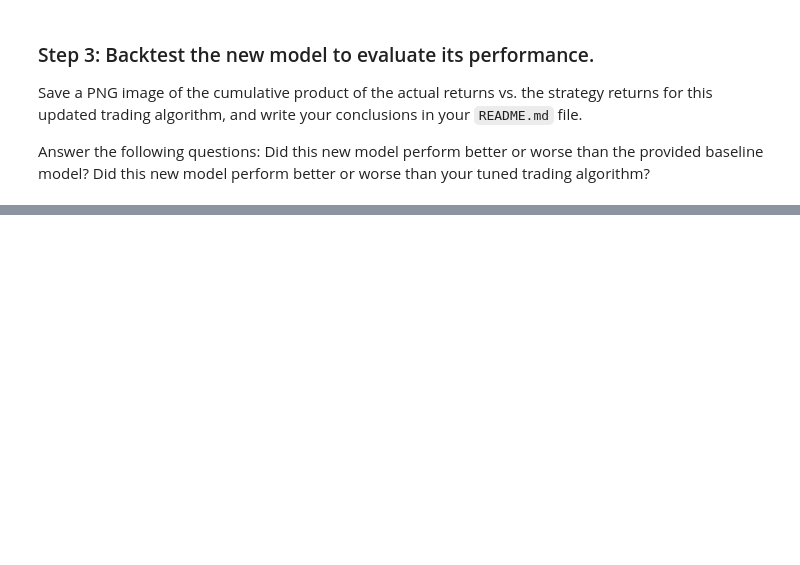
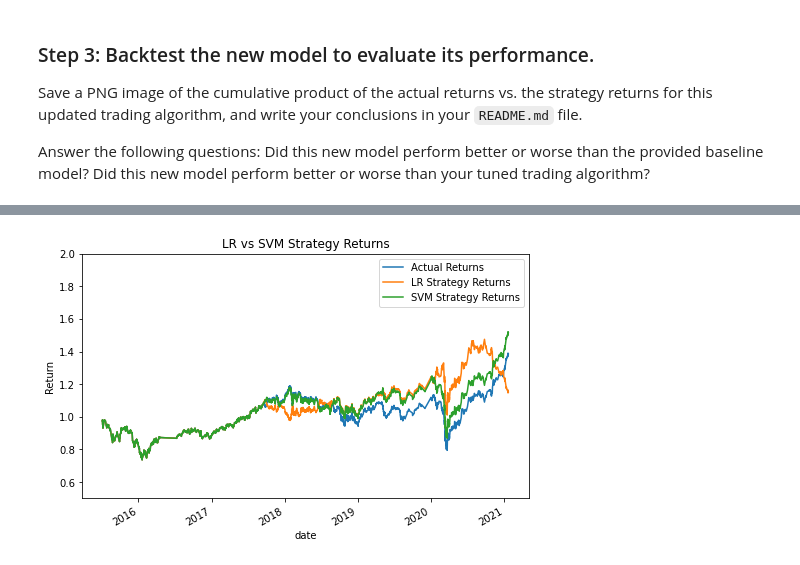
Before and after one commit to ZrowGz/uw-challenge-14, a Jupyter notebook: machine_learning_trading_bot.ipynb, the cells around one changed output, grey strips where cells are left out. Drawn from its saved outputs; the diff is of its cells as text; code cells hidden in the pictures; blank space fills up the shorter version.

```diff
--- a/machine_learning_trading_bot.ipynb
+++ b/machine_learning_trading_bot.ipynb
@@ -438,0 +523,13 @@ Did this new model perform better or worse than your tuned trading algorithm?
+# %%
+# Plot actual returns alongside both strategy predicted returns
+(1 + predictions_df[['Actual Returns', 'LR Strategy Returns', 'SVM Strategy Returns']]).cumprod().plot(
+    title='LR vs SVM Strategy Returns',
+    figsize=(8,5),
+    ylabel='Return',
+    ylim=(0.5,2.0)
+)
+
+# Use .savefig to export the plot image
+plt.savefig('images/Returns_SVM_LR.png')
+# %% [output]
+[figure, added]
```
Also changed, not shown: parts of 14 cells of this notebook, 17 other files.
